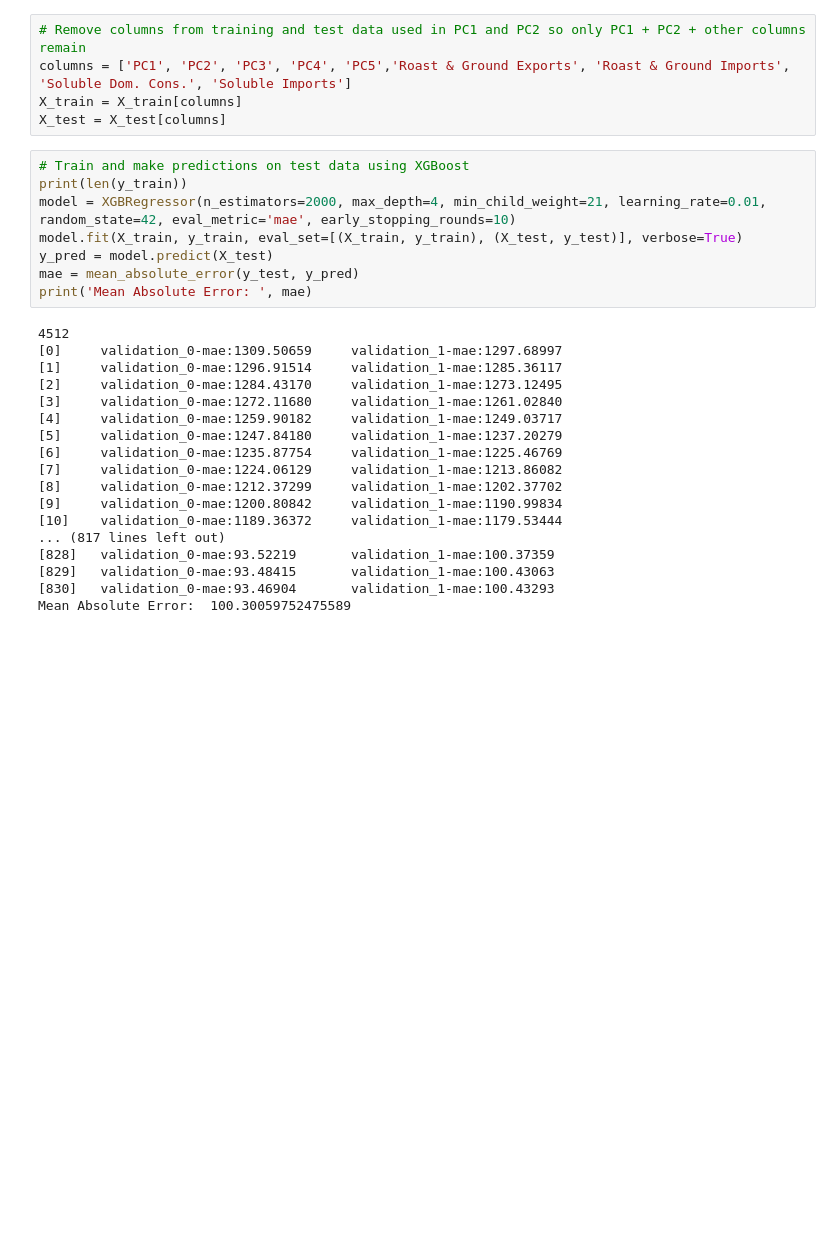
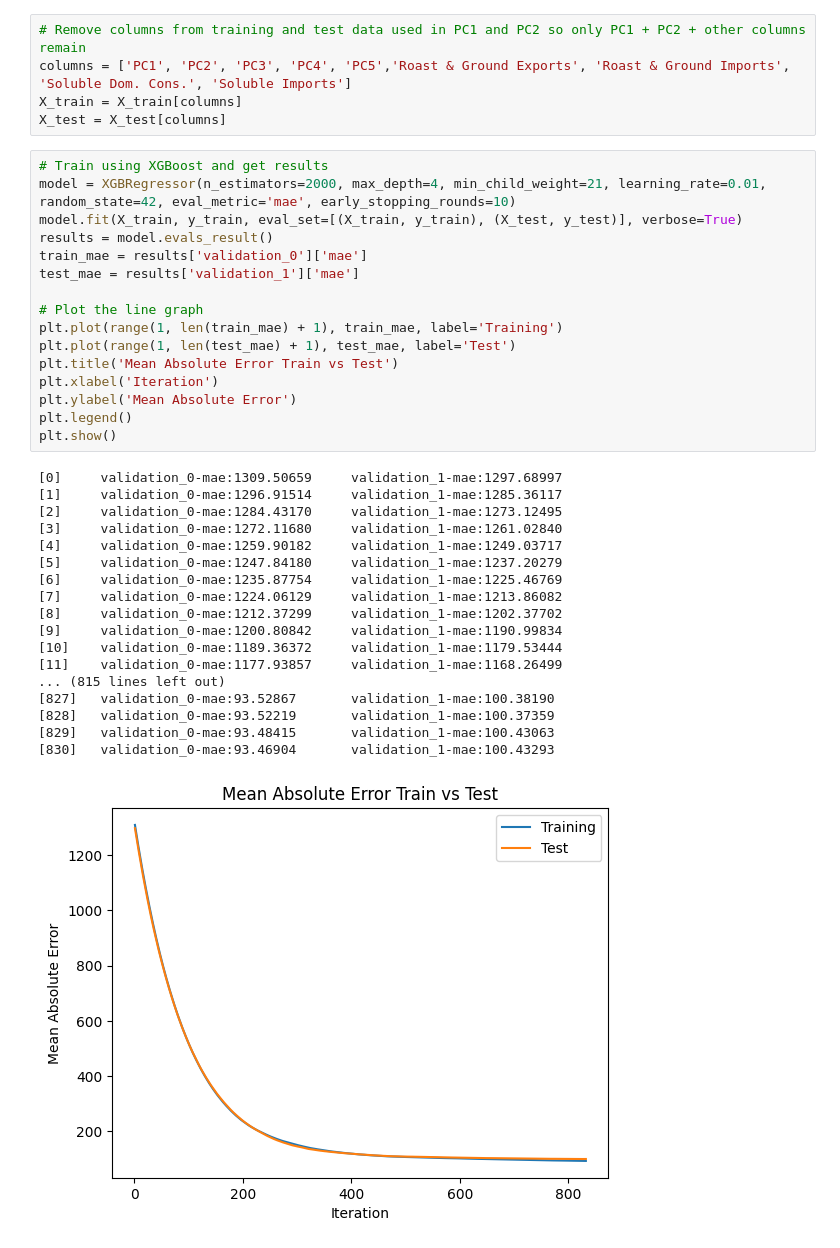
Before and after one commit to jacobpalinski/Coffee-Kaggle, a Jupyter notebook: Coffee.ipynb, the cells around one changed output. Saved outputs shown, nothing was run; the diff lists cells and outputs as text; blank space fills up the shorter version.

```diff
--- a/Coffee.ipynb
+++ b/Coffee.ipynb
@@ -277,28 +279,37 @@ columns = ['PC1', 'PC2', 'PC3', 'PC4', 'PC5','Roast & Ground Exports', 'Roast &
 X_train = X_train[columns]
 X_test = X_test[columns]
 # %%
-# Train and make predictions on test data using XGBoost
-print(len(y_train))
+# Train using XGBoost and get results
 model = XGBRegressor(n_estimators=2000, max_depth=4, min_child_weight=21, learning_rate=0.01, random_state=42, eval_metric='mae', early_stopping_rounds=10)
 model.fit(X_train, y_train, eval_set=[(X_train, y_train), (X_test, y_test)], verbose=True)
-y_pred = model.predict(X_test)
-mae = mean_absolute_error(y_test, y_pred)
-print('Mean Absolute Error: ', mae)
+results = model.evals_result()
+train_mae = results['validation_0']['mae']
+test_mae = results['validation_1']['mae']
+
+# Plot the line graph
+plt.plot(range(1, len(train_mae) + 1), train_mae, label='Training')
+plt.plot(range(1, len(test_mae) + 1), test_mae, label='Test')
+plt.title('Mean Absolute Error Train vs Test')
+plt.xlabel('Iteration')
+plt.ylabel('Mean Absolute Error')
+plt.legend()
+plt.show()
 # %% [output]
-4512
 [0]     validation_0-mae:1309.50659     validation_1-mae:1297.68997
 [1]     validation_0-mae:1296.91514     validation_1-mae:1285.36117
 [2]     validation_0-mae:1284.43170     validation_1-mae:1273.12495
 [3]     validation_0-mae:1272.11680     validation_1-mae:1261.02840
 [4]     validation_0-mae:1259.90182     validation_1-mae:1249.03717
 [5]     validation_0-mae:1247.84180     validation_1-mae:1237.20279
 [6]     validation_0-mae:1235.87754     validation_1-mae:1225.46769
 [7]     validation_0-mae:1224.06129     validation_1-mae:1213.86082
 [8]     validation_0-mae:1212.37299     validation_1-mae:1202.37702
 [9]     validation_0-mae:1200.80842     validation_1-mae:1190.99834
 [10]    validation_0-mae:1189.36372     validation_1-mae:1179.53444
-... (817 lines left out)
+[11]    validation_0-mae:1177.93857     validation_1-mae:1168.26499
+... (815 lines left out)
+[827]   validation_0-mae:93.52867       validation_1-mae:100.38190
 [828]   validation_0-mae:93.52219       validation_1-mae:100.37359
 [829]   validation_0-mae:93.48415       validation_1-mae:100.43063
 [830]   validation_0-mae:93.46904       validation_1-mae:100.43293
-Mean Absolute Error:  100.30059752475589
+[figure, added]
```
Also changed, not shown: parts of 6 cells of this notebook.
